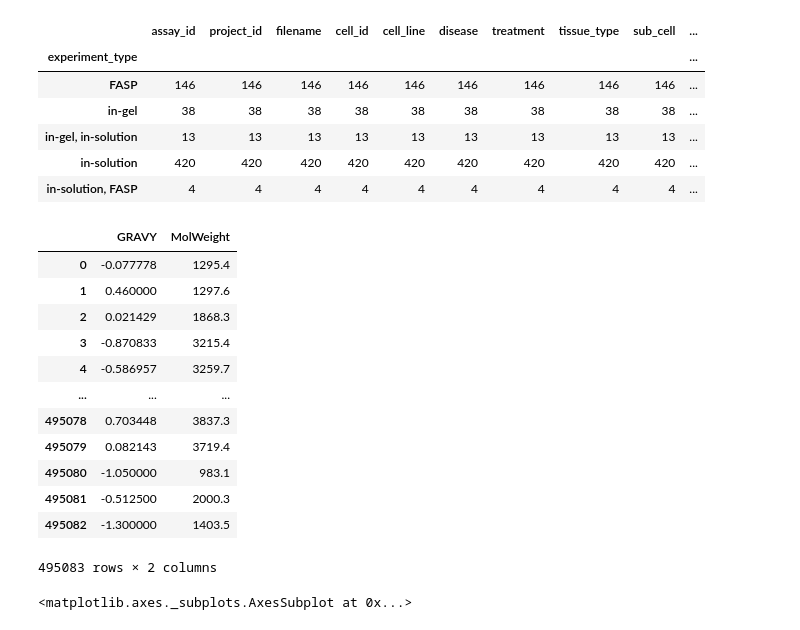
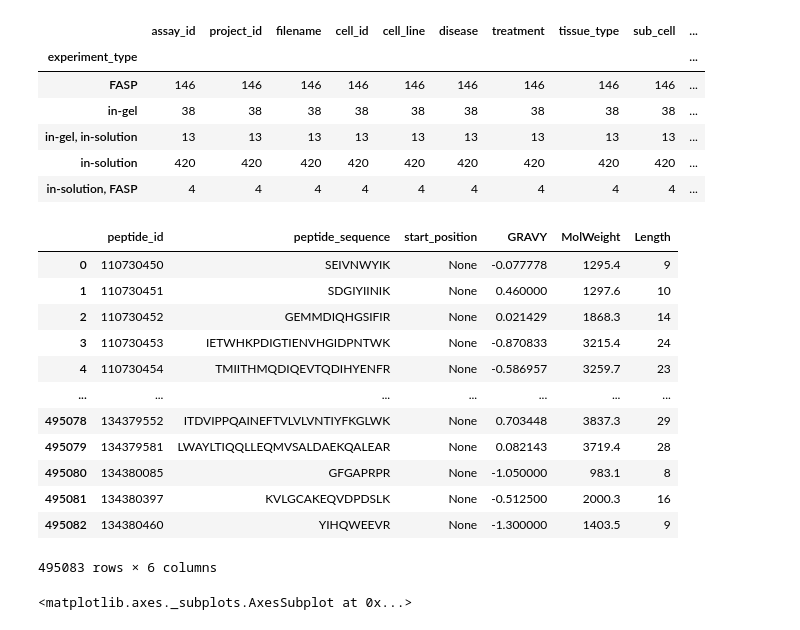
Before and after one commit to SamvPy/Master_thesis_AJ_22_23, a Jupyter notebook: master_thesis/Atlas_analysis/exploration/digestion_exploration.ipynb, the cells around one changed output. Cells and saved outputs as stored; diff of their text form; code cells hidden in the pictures.

```diff
--- a/master_thesis/Atlas_analysis/exploration/digestion_exploration.ipynb
+++ b/master_thesis/Atlas_analysis/exploration/digestion_exploration.ipynb
@@ -277,21 +315,21 @@ peptides["GRAVY"] = peptides.peptide_sequence.apply(lambda x: calculateGravy(x))
 peptides["MolWeight"] = peptides.peptide_sequence.apply(lambda x: calculateWeight(x))
 peptides["Length"] = peptides.peptide_sequence.apply(lambda x: len(x))
 # %%
-peptides.loc[:,["GRAVY", "MolWeight"]]
+peptides.loc[:,:]
 # %% [output]
-|  | GRAVY | MolWeight |
-| 0 | -0.077778 | 1295.4 |
-| 1 | 0.460000 | 1297.6 |
-| 2 | 0.021429 | 1868.3 |
-| 3 | -0.870833 | 3215.4 |
-| 4 | -0.586957 | 3259.7 |
-| ... | ... | ... |
-| 495078 | 0.703448 | 3837.3 |
-| 495079 | 0.082143 | 3719.4 |
-| 495080 | -1.050000 | 983.1 |
-| 495081 | -0.512500 | 2000.3 |
-| 495082 | -1.300000 | 1403.5 |
+|  | peptide_id | peptide_sequence | start_position | GRAVY | MolWeight | Length |
+| 0 | 110730450 | SEIVNWYIK | None | -0.077778 | 1295.4 | 9 |
+| 1 | 110730451 | SDGIYIINIK | None | 0.460000 | 1297.6 | 10 |
+| 2 | 110730452 | GEMMDIQHGSIFIR | None | 0.021429 | 1868.3 | 14 |
+| 3 | 110730453 | IETWHKPDIGTIENVHGIDPNTWK | None | -0.870833 | 3215.4 | 24 |
+| 4 | 110730454 | TMIITHMQDIQEVTQDIHYENFR | None | -0.586957 | 3259.7 | 23 |
+| ... | ... | ... | ... | ... | ... | ... |
+| 495078 | 134379552 | ITDVIPPQAINEFTVLVLVNTIYFKGLWK | None | 0.703448 | 3837.3 | 29 |
+| 495079 | 134379581 | LWAYLTIQQLLEQMVSALDAEKQALEAR | None | 0.082143 | 3719.4 | 28 |
+| 495080 | 134380085 | GFGAPRPR | None | -1.050000 | 983.1 | 8 |
+| 495081 | 134380397 | KVLGCAKEQVDPDSLK | None | -0.512500 | 2000.3 | 16 |
+| 495082 | 134380460 | YIHQWEEVR | None | -1.300000 | 1403.5 | 9 |
-495083 rows × 2 columns
+495083 rows × 6 columns
 # %%
 # Plot the attributes of peptides found in the database, regardless of the number of times they are identified
 fig, ax = plt.subplots(1,3, figsize=(30,7))
```
Also changed, not shown: parts of 28 cells of this notebook, 25 other files.
